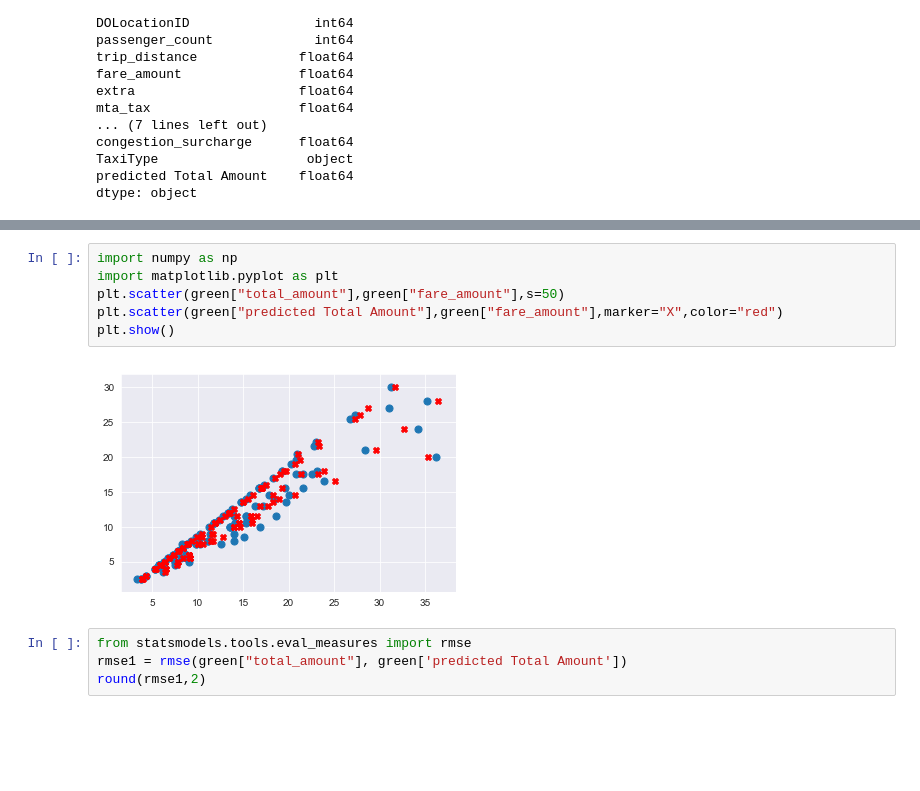
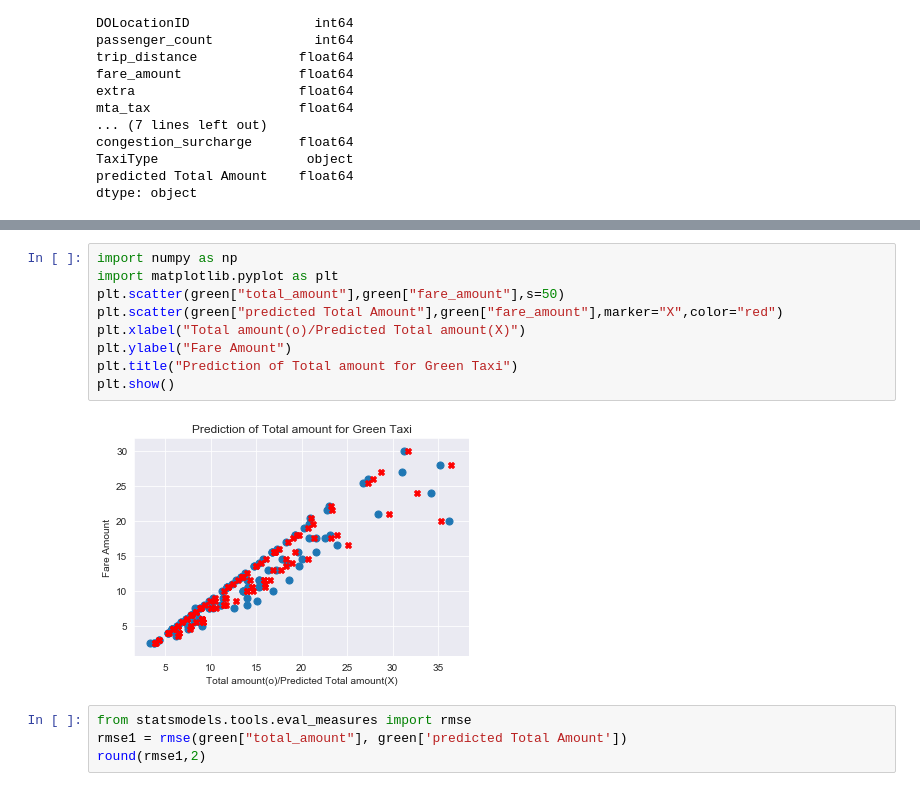
Before and after one commit to MSBX5420/Team-La-Plata-Peak, a Jupyter notebook: Creating S3 Bucket and Copying Data/Creating S3 Bucket and Copying Data-Machine_LearningPart1.ipynb, the cells around one changed output, grey strips where cells are left out. Cells and saved outputs as stored; diff of their text form; blank space fills up the shorter version.

```diff
--- a/Creating S3 Bucket and Copying Data/Creating S3 Bucket and Copying Data-Machine_LearningPart1.ipynb
+++ b/Creating S3 Bucket and Copying Data/Creating S3 Bucket and Copying Data-Machine_LearningPart1.ipynb
@@ -402,11 +402,14 @@ Warnings:
 # %%
 import numpy as np
 import matplotlib.pyplot as plt
 plt.scatter(green["total_amount"],green["fare_amount"],s=50)
 plt.scatter(green["predicted Total Amount"],green["fare_amount"],marker="X",color="red")
+plt.xlabel("Total amount(o)/Predicted Total amount(X)")
+plt.ylabel("Fare Amount")
+plt.title("Prediction of Total amount for Green Taxi")
 plt.show()
 # %% [output]
-[figure, old version]
+[figure, new version]
 # %%
 from statsmodels.tools.eval_measures import rmse
 rmse1 = rmse(green["total_amount"], green['predicted Total Amount'])
```
Also changed, not shown: parts of 5 cells of this notebook.
